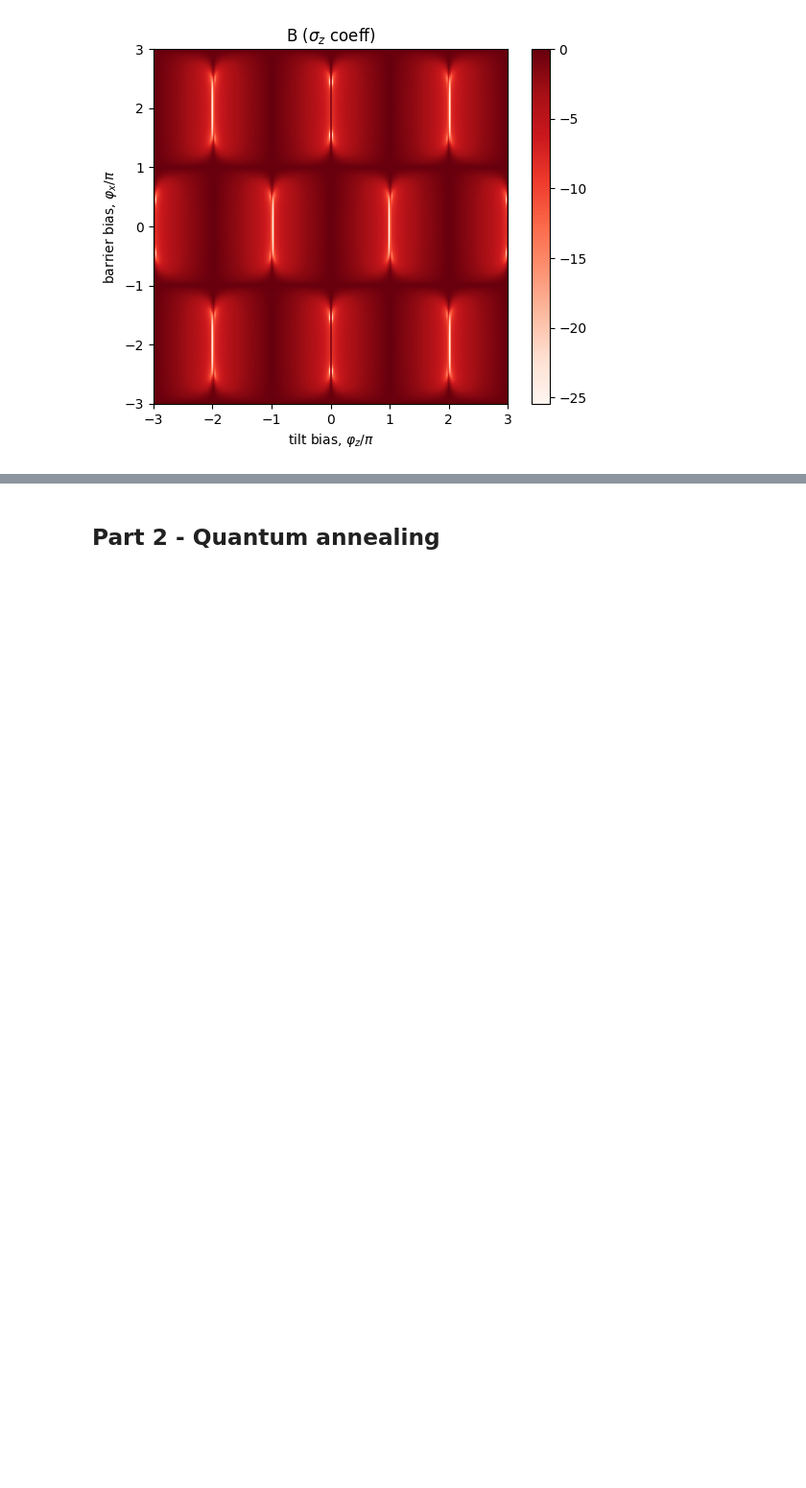
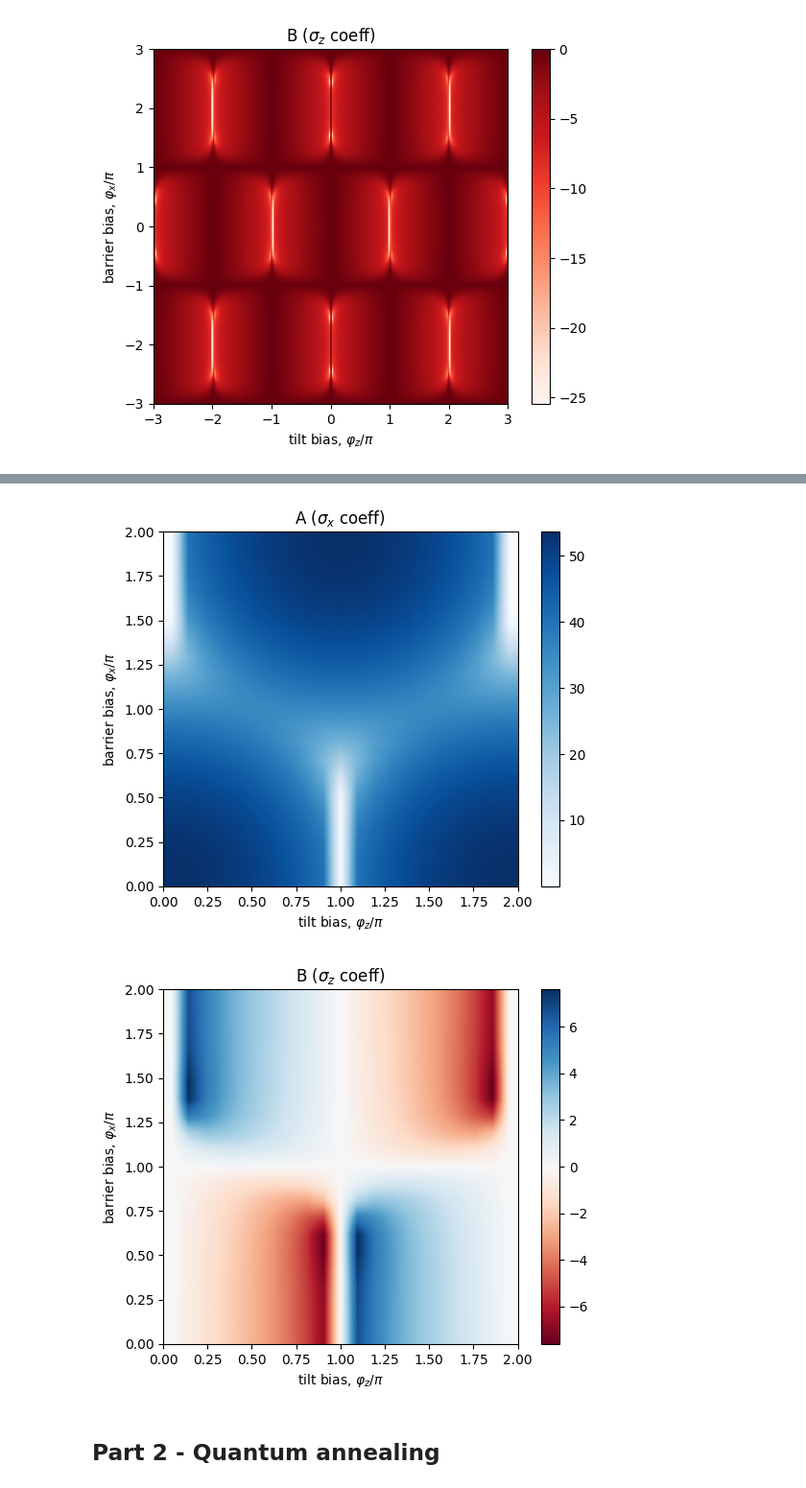
Before and after one commit to Omichego/haqtoberfest2024, a Jupyter notebook: challenges/analog_quantum_computing/notebooks/challenge.ipynb, the cells around one changed output, grey strips where cells are left out. Shown at 96% size. Saved outputs shown, nothing was run; the diff lists cells and outputs as text; code cells hidden in the pictures; blank space fills up the shorter version.

```diff
--- a/challenges/analog_quantum_computing/notebooks/challenge.ipynb
+++ b/challenges/analog_quantum_computing/notebooks/challenge.ipynb
@@ -290,3 +325,31 @@ ValueError: dimension mismatch
+# %%
+X, Y = np.meshgrid(phixbis/np.pi, phizbis/np.pi)
+
+#plt.contourf(X, Y, delta, 10000, cmap='RdBu')
+plt.imshow(sigmaxIbis, cmap='Blues', extent=[zmin,zmax,xmin,xmax], interpolation='bilinear', origin='lower')
+
+# row is phix, so in image this is vertical coordinate y
+# column is phiy, so in image this is horizontal coordinate x
+plt.title(r"A ($\sigma_x$ coeff)")
+plt.xlabel(r'tilt bias, $\varphi_z/\pi$')
+plt.ylabel(r'barrier bias, $\varphi_x/\pi$')
+plt.colorbar()
+plt.show()
+
+
+#plt.contourf(X, Y, delta, 10000, cmap='RdBu')
+plt.imshow(sigmazIbis, cmap='RdBu', extent=[zmin,zmax,xmin,xmax], interpolation='bilinear', origin='lower')
+
+# row is phix, so in image this is vertical coordinate y
+# column is phiy, so in image this is horizontal coordinate x
+plt.title(r'B ($\sigma_z$ coeff)')
+plt.xlabel(r'tilt bias, $\varphi_z/\pi$')
+plt.ylabel(r'barrier bias, $\varphi_x/\pi$')
+plt.colorbar()
+plt.show()
+# %% [output]
+[figure, added]
+[figure, added]
 # %% [markdown]
 ## Part 2 - Quantum annealing
 # %% [markdown]
```
Also changed, not shown: parts of 5 cells of this notebook.
